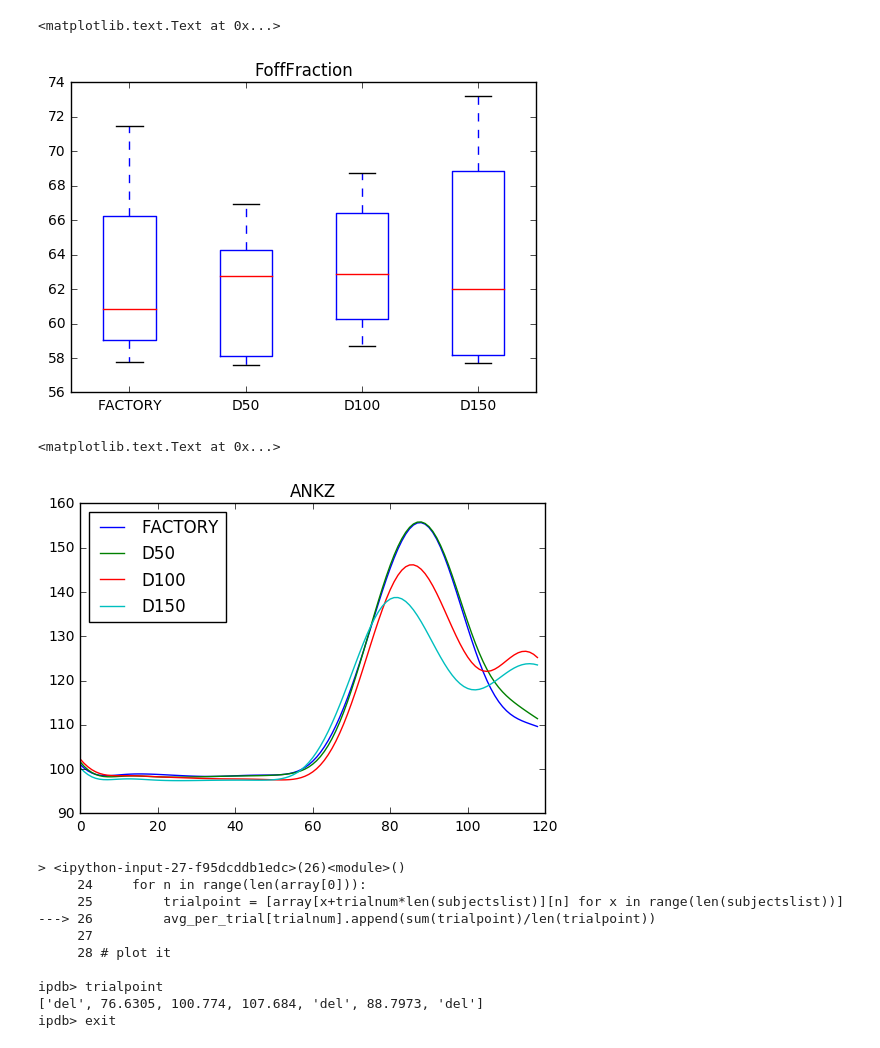
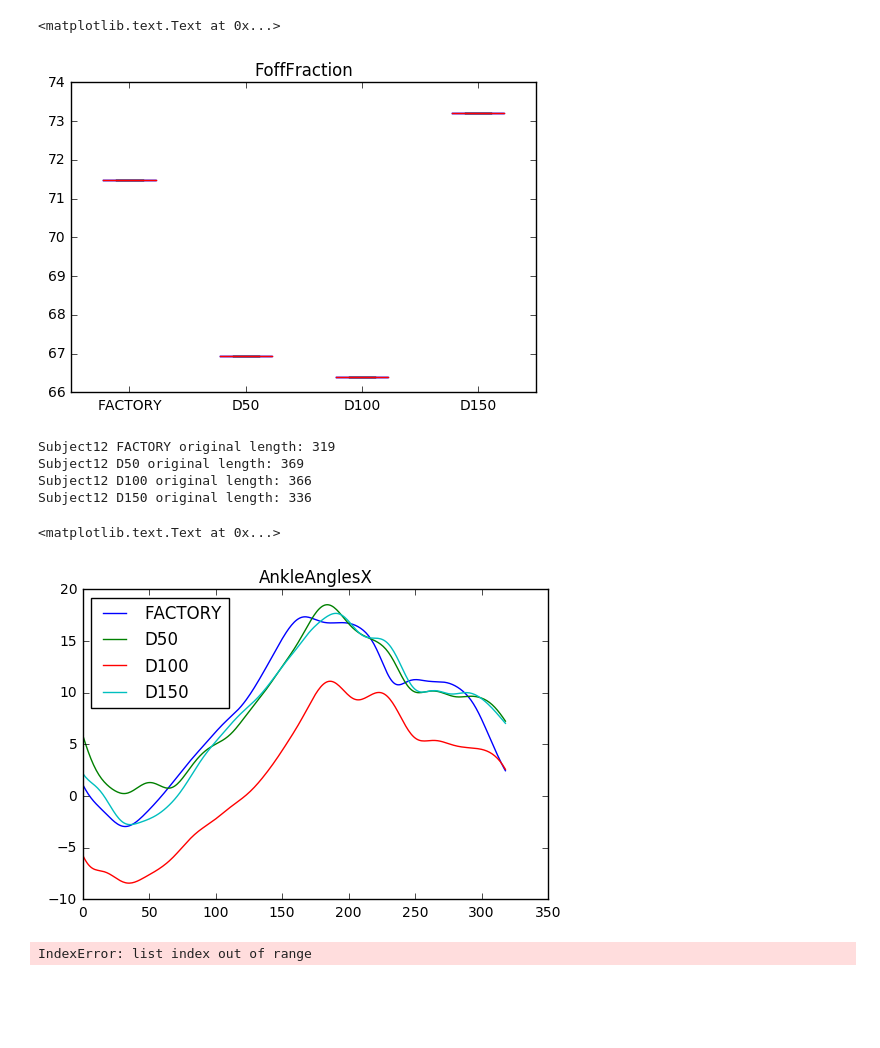
Before and after one commit to simonserenity/nexus-kinematics, a Jupyter notebook: Boxplot.ipynb, the cells around one changed output. Saved outputs shown, nothing was run; the diff lists cells and outputs as text; code cells hidden in the pictures; blank space fills up the shorter version.

Commit message:
Move param checks to start

```diff
--- a/Boxplot.ipynb
+++ b/Boxplot.ipynb
@@ -1,12 +1,17 @@
 # %%
+trials = ['FACTORY','D50','D100','D150']
+subjectslist = ['Subject12']
+number_param = 'FoffFraction'
+vector_param = 'AnkleAnglesX'
+
 import pickle
 import numpy as np
 from matplotlib import pyplot as plt
 subjects = {}
-subjectslist = ['Subject2','Subject3','Subject4','Subject7','Subject8','Subject9','Subject10','Subject11','Subject12']
 for n in subjectslist:
     file = n + '.pkl'
     fileopen = open(file, 'rb')
     subjects[n] = pickle.load(fileopen)
     fileopen.close()
     trialnames = list(set(subjects[n].keys()))
+print(subjectslist)
@@ -30,0 +20,31 @@ Vector parameters:
+# %%
+tempsubjects = subjectslist.copy()
+for subject in tempsubjects:
+    for trial in trials:
+        if not subjects[subject][trial]:
+            try:
+                subjectslist.remove(subject)
+                print('WARNING: %s has no trial for %s, subject has been removed from analysis.' %(subject,trial))
+            except ValueError:
+                print('WARNING: %s has no trial for %s, has already been removed from analysis.' %(subject,trial))
+        elif ('Left'+number_param and 'Right'+number_param) not in subjects[subject][trial]:
+            try:
+                subjectslist.remove(subject)
+                print('WARNING: %s has no %s in trial %s, subject has been removed from analysis.' %(subject,number_param,trial))
+            except ValueError:
+                print('WARNING: %s has no %s in trial %s, has already been removed from analysis.' %(subject,number_param,trial))
+        elif ('L'+vector_param and 'R'+vector_param) not in subjects[subject][trial]:
+            try:
+                subjectslist.remove(subject)
+                print('WARNING: %s has no %s in trial %s, subject has been removed from analysis.' %(subject,vector_param,trial))
+            except ValueError:
+                print('WARNING: %s has no %s in trial %s, has already been removed from analysis.' %(subject,vector_param,trial))
+paramnames = [x for x in subjects[subjectslist[0]][trials[0]] if type(subjects[subjectslist[0]][trials[0]][x]) is (float or int)]
+print('Number parameters:')
+print(sorted(paramnames))
+vectornames = [x for x in subjects[subjectslist[0]][trials[0]] if type(subjects[subjectslist[0]][trials[0]][x]) is list]
+print('Vector parameters:')
+print(sorted(vectornames))
+othernames = [x for x in subjects[subjectslist[0]][trials[0]] if type(subjects[subjectslist[0]][trials[0]][x])!=(list and float and int)]
+print('Other parameters:')
+print(sorted(othernames))
@@ -39,7 +66,7 @@ for subject in subjectslist:
             except KeyError:
                 continue
 # %%
-analysis = 'FoffFraction'
+analysis = number_param
 data = [[] for _ in range(len(trials))]
 for subjectnum in range(len(subjectslist)):
     subject = subjectslist[subjectnum]
@@ -56,54 +83,54 @@ box = plt.boxplot(data, labels=trials)
 plt.title(analysis)
 # %% [output]
 <matplotlib.text.Text at 0x...>
-[figure, old version]
+[figure, new version]
 # %%
+vector = vector_param
 # make list of lists: lists 1->len(subjectslist) for trial 1, next set for trial 2, etc.
-vector = 'ANKZ'
 array = [[] for _ in range(len(subjectslist)*len(trials))]
 for subjectnum in range(len(subjectslist)):
     subject = subjectslist[subjectnum]
     fesside = subjects[subject][trials[0]]['AffectedSide'][0]
     for trialnum in range(len(trials)):
         trial = trials[trialnum]
         array[subjectnum+(trialnum*len(subjectslist))] = subjects[subject][trial][fesside+vector]
+        print('%s %s original length: %s' %(subject,trial,len(array[subjectnum+(trialnum*len(subjectslist))])))
 
 # make all lists same length
+# FUCK THIS USE THAT http://stackoverflow.com/questions/31003155/plotting-two-different-arrays-of-different-lengths
 shortest = len(min(array,key=len))
 for n in range(len(array)):
     line = array[n]
     extra = int(shortest/len(line))
     if extra >1:
         del line[::extra]
     array[n] = line[:shortest]
 
 # average subjects in each trial
 avg_per_trial = [[] for _ in range(len(trials))]
 for trialnum in range(len(trials)):
     trial = trials[trialnum]
     for n in range(len(array[0])):
         trialpoint = [array[x+trialnum*len(subjectslist)][n] for x in range(len(subjectslist))]
         avg_per_trial[trialnum].append(sum(trialpoint)/len(trialpoint))
 
 # plot it
-lgnd = [0]*len(trials)
 for trialnum in range(len(trials)):
     plt.plot(avg_per_trial[trialnum], label=trials[trialnum])
 plt.legend(loc=2)
 plt.title(vector)
 # %% [output]
-<matplotlib.text.Text at 0x...>
+Subject12 FACTORY original length: 319
+Subject12 D50 original length: 369
+Subject12 D100 original length: 366
+Subject12 D150 original length: 336
+<matplotlib.text.Text at 0x...>
-[figure, old version]
+[figure, new version]
-# %%
-debug
-# %% [output]
-> <ipython-input-27-f95dcddb1edc>(26)<module>()
-     24     for n in range(len(array[0])):
-     25         trialpoint = [array[x+trialnum*len(subjectslist)][n] for x in range(len(subjectslist))]
----> 26         avg_per_trial[trialnum].append(sum(trialpoint)/len(trialpoint))
-     27
-     28 # plot it
-
-ipdb> trialpoint
-['del', 76.6305, 100.774, 107.684, 'del', 88.7973, 'del']
-ipdb> exit
+# %%
+trial = 2 * 4
+for num in range(trial,trial+len(subjectslist)):
+    plt.plot(array[num], label=subjectslist[num-trial])
+plt.legend(loc=0)
+plt.title(vector)
+# %% [output]
+IndexError: list index out of range
```
Also changed, not shown: parts of 3 cells of this notebook.
